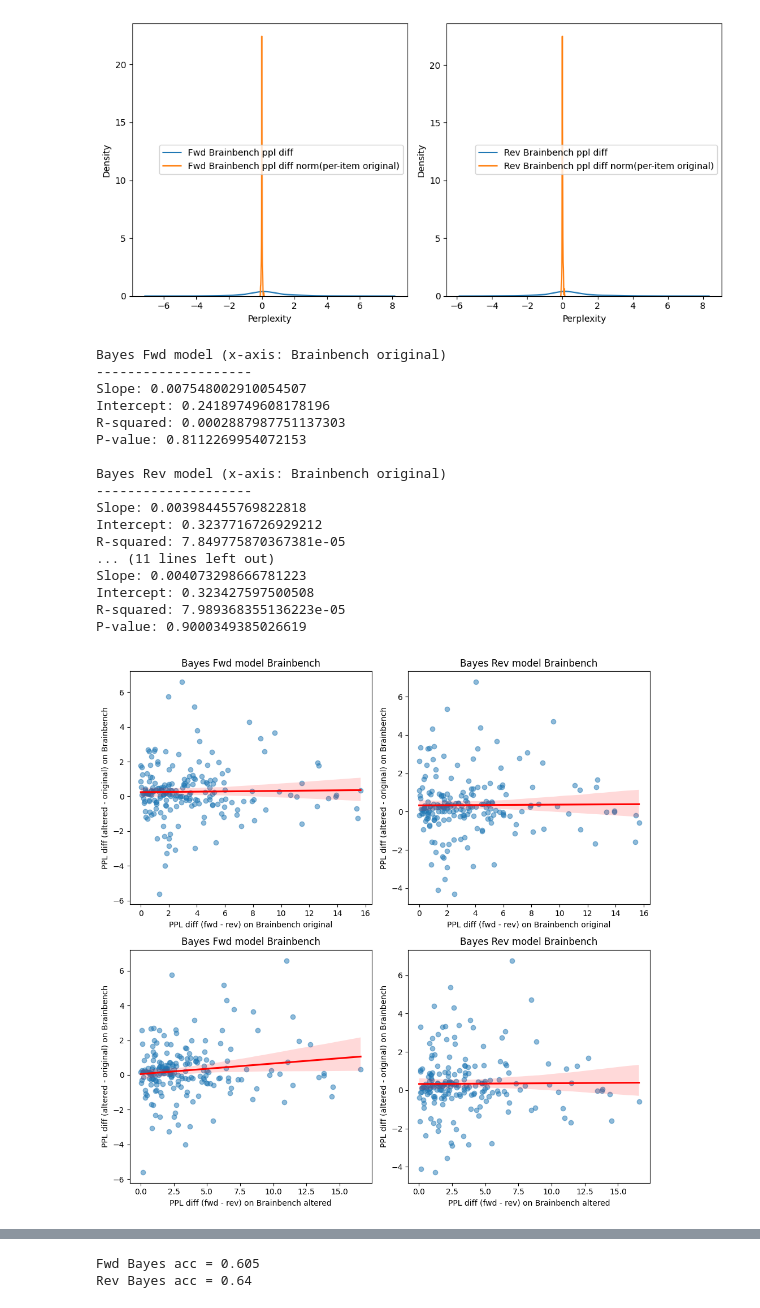
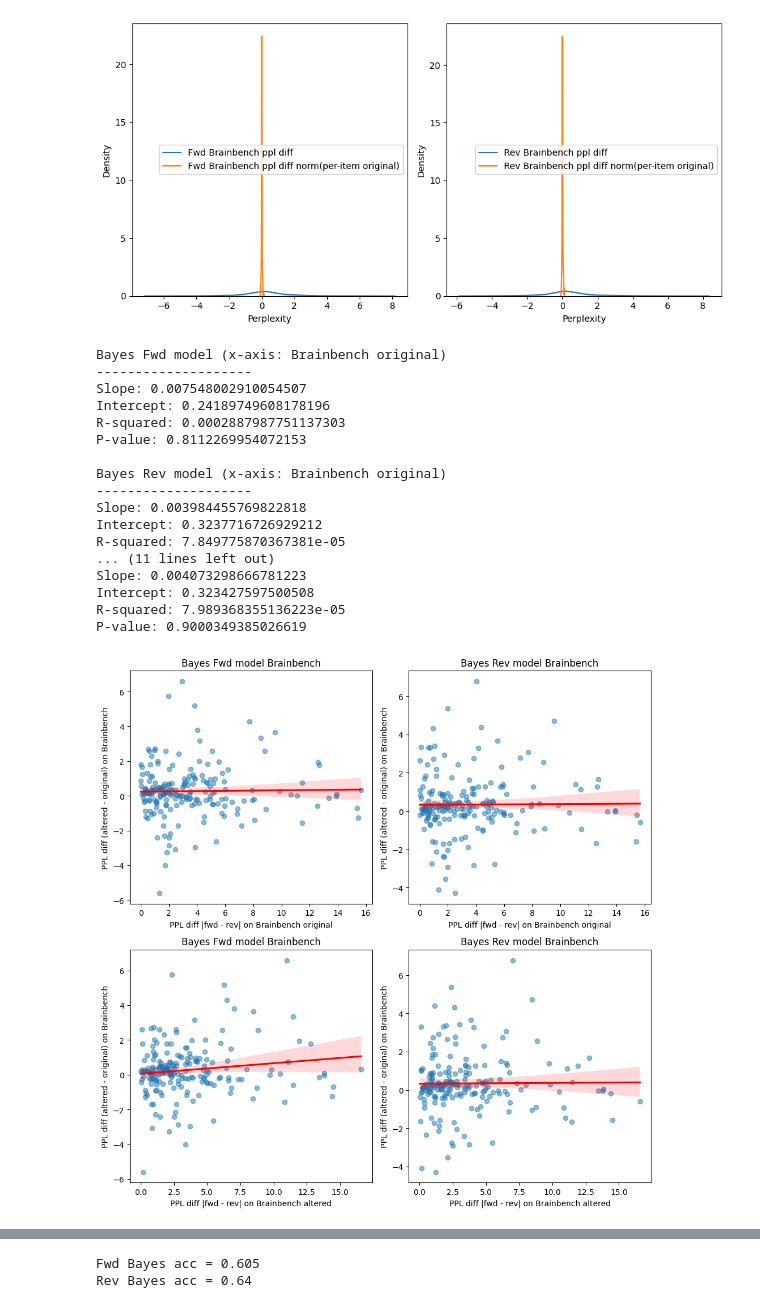
Before and after one commit to braingpt-lovelab/backwards, a Jupyter notebook: analyses/explore_ppl_diff_bayes.ipynb, the cells around one changed output, grey strips where cells are left out. Saved outputs shown, nothing was run; the diff lists cells and outputs as text; code cells hidden in the pictures.

Commit message:
improved naming and xaxis consistency for PPL diff |fwd - rev|

```diff
--- a/analyses/explore_ppl_diff_bayes.ipynb
+++ b/analyses/explore_ppl_diff_bayes.ipynb
@@ -942,11 +942,11 @@ plt.tight_layout()
 [figure]
 # %%
 if norm_fwd_rev_ppl_diff is True:
-    fwd_rev_bayes_brainbench_original_ppl_diff_norm = fwd_rev_bayes_brainbench_original_ppl_diff_norm1
-    fwd_rev_bayes_brainbench_altered_ppl_diff_norm = fwd_rev_bayes_brainbench_altered_ppl_diff_norm1
+    fwd_rev_bayes_brainbench_original_ppl_diff_abs_norm = fwd_rev_bayes_brainbench_original_ppl_diff_abs_norm1
+    fwd_rev_bayes_brainbench_altered_ppl_diff_abs_norm = fwd_rev_bayes_brainbench_altered_ppl_diff_abs_norm1
 else:
-    fwd_rev_bayes_brainbench_original_ppl_diff_norm = fwd_rev_bayes_brainbench_original_ppl_diff
-    fwd_rev_bayes_brainbench_altered_ppl_diff_norm = fwd_rev_bayes_brainbench_altered_ppl_diff
+    fwd_rev_bayes_brainbench_original_ppl_diff_abs_norm = fwd_rev_bayes_brainbench_original_ppl_diff_abs
+    fwd_rev_bayes_brainbench_altered_ppl_diff_abs_norm = fwd_rev_bayes_brainbench_altered_ppl_diff_abs
 
 if norm_altered_original_ppl_diff is True:
     fwd_bayes_brainbench_ppls_diff_norm = fwd_bayes_brainbench_ppls_diff_norm1
@@ -961,17 +961,17 @@ axes = axes.flatten()
 
 # subplot 0: Bayes Fwd model Brainbench (x-axis: Brainbench original)
 axes[0].scatter(
-    fwd_rev_bayes_brainbench_original_ppl_diff_norm,
+    fwd_rev_bayes_brainbench_original_ppl_diff_abs_norm,
     fwd_bayes_brainbench_ppls_diff_norm,
     alpha=0.5,
 )
-axes[0].set_xlabel("PPL diff (fwd - rev) on Brainbench original")
+axes[0].set_xlabel("PPL diff |fwd - rev| on Brainbench original")
 axes[0].set_ylabel("PPL diff (altered - original) on Brainbench")
 axes[0].set_title("Bayes Fwd model Brainbench")
 
 # Fit line
 sns.regplot(
-    x=fwd_rev_bayes_brainbench_original_ppl_diff_norm,
+    x=fwd_rev_bayes_brainbench_original_ppl_diff_abs_norm,
     y=fwd_bayes_brainbench_ppls_diff_norm,
     ax=axes[0],
     scatter=False,
@@ -980,7 +980,7 @@ sns.regplot(
 
 # Plot slope significance
 slope, intercept, r_value, p_value, std_err = stats.linregress(
-    fwd_rev_bayes_brainbench_original_ppl_diff_norm, fwd_bayes_brainbench_ppls_diff_norm
+    fwd_rev_bayes_brainbench_original_ppl_diff_abs_norm, fwd_bayes_brainbench_ppls_diff_norm
 )
 print("\nBayes Fwd model (x-axis: Brainbench original)")
 print("-" * 20)
@@ -991,17 +991,17 @@ print("P-value:", p_value)
 
 # subplot 1: Bayes Rev model Brainbench (x-axis: Brainbench original)
 axes[1].scatter(
-    fwd_rev_bayes_brainbench_original_ppl_diff_norm,
+    fwd_rev_bayes_brainbench_original_ppl_diff_abs_norm,
     rev_bayes_brainbench_ppls_diff_norm,
     alpha=0.5,
 )
-axes[1].set_xlabel("PPL diff (fwd - rev) on Brainbench original")
+axes[1].set_xlabel("PPL diff |fwd - rev| on Brainbench original")
 axes[1].set_ylabel("PPL diff (altered - original) on Brainbench")
 axes[1].set_title("Bayes Rev model Brainbench")
 
 # Fit line
 sns.regplot(
-    x=fwd_rev_bayes_brainbench_original_ppl_diff_norm,
+    x=fwd_rev_bayes_brainbench_original_ppl_diff_abs_norm,
     y=rev_bayes_brainbench_ppls_diff_norm,
     ax=axes[1],
     scatter=False,
@@ -1010,7 +1010,7 @@ sns.regplot(
 
 # Plot slope significance
 slope, intercept, r_value, p_value, std_err = stats.linregress(
-    fwd_rev_bayes_brainbench_original_ppl_diff_norm, rev_bayes_brainbench_ppls_diff_norm
+    fwd_rev_bayes_brainbench_original_ppl_diff_abs_norm, rev_bayes_brainbench_ppls_diff_norm
 )
 print("\nBayes Rev model (x-axis: Brainbench original)")
 print("-" * 20)
@@ -1022,17 +1022,17 @@ print("P-value:", p_value)
 
 # subplot 2: Bayes Fwd model Brainbench (x-axis: Brainbench altered)
 axes[2].scatter(
-    fwd_rev_bayes_brainbench_altered_ppl_diff_norm,
+    fwd_rev_bayes_brainbench_altered_ppl_diff_abs_norm,
     fwd_bayes_brainbench_ppls_diff_norm,
     alpha=0.5,
 )
-axes[2].set_xlabel("PPL diff (fwd - rev) on Brainbench altered")
+axes[2].set_xlabel("PPL diff |fwd - rev| on Brainbench altered")
 axes[2].set_ylabel("PPL diff (altered - original) on Brainbench")
 axes[2].set_title("Bayes Fwd model Brainbench")
 
 # Fit line
 sns.regplot(
-    x=fwd_rev_bayes_brainbench_altered_ppl_diff_norm,
+    x=fwd_rev_bayes_brainbench_altered_ppl_diff_abs_norm,
     y=fwd_bayes_brainbench_ppls_diff_norm,
     ax=axes[2],
     scatter=False,
@@ -1041,7 +1041,7 @@ sns.regplot(
 
 # Plot slope significance
 slope, intercept, r_value, p_value, std_err = stats.linregress(
-    fwd_rev_bayes_brainbench_altered_ppl_diff_norm, fwd_bayes_brainbench_ppls_diff_norm
+    fwd_rev_bayes_brainbench_altered_ppl_diff_abs_norm, fwd_bayes_brainbench_ppls_diff_norm
 )
 print("\nBayes Fwd model (x-axis: Brainbench altered)")
 print("-" * 20)
@@ -1052,17 +1052,17 @@ print("P-value:", p_value)
 
 # subplot 3: Bayes Rev model Brainbench (x-axis: Brainbench altered)
 axes[3].scatter(
-    fwd_rev_bayes_brainbench_altered_ppl_diff_norm,
+    fwd_rev_bayes_brainbench_altered_ppl_diff_abs_norm,
     rev_bayes_brainbench_ppls_diff_norm,
     alpha=0.5,
 )
-axes[3].set_xlabel("PPL diff (fwd - rev) on Brainbench altered")
+axes[3].set_xlabel("PPL diff |fwd - rev| on Brainbench altered")
 axes[3].set_ylabel("PPL diff (altered - original) on Brainbench")
 axes[3].set_title("Bayes Rev model Brainbench")
 
 # Fit line
 sns.regplot(
-    x=fwd_rev_bayes_brainbench_altered_ppl_diff_norm,
+    x=fwd_rev_bayes_brainbench_altered_ppl_diff_abs_norm,
     y=rev_bayes_brainbench_ppls_diff_norm,
     ax=axes[3],
     scatter=False,
@@ -1071,36 +1071,36 @@ sns.regplot(
 
 # Plot slope significance
 slope, intercept, r_value, p_value, std_err = stats.linregress(
-    fwd_rev_bayes_brainbench_altered_ppl_diff_norm, rev_bayes_brainbench_ppls_diff_norm
+    fwd_rev_bayes_brainbench_altered_ppl_diff_abs_norm, rev_bayes_brainbench_ppls_diff_norm
 )
 print("\nBayes Rev model (x-axis: Brainbench altered)")
 print("-" * 20)
 print("Slope:", slope)
 print("Intercept:", intercept)
 print("R-squared:", r_value**2)
 print("P-value:", p_value)
 
 plt.tight_layout()
 plt.show()
 # %% [output]
 Bayes Fwd model (x-axis: Brainbench original)
 --------------------
 Slope: 0.007548002910054507
 Intercept: 0.24189749608178196
 R-squared: 0.0002887987751137303
 P-value: 0.8112269954072153
 
 Bayes Rev model (x-axis: Brainbench original)
 --------------------
 Slope: 0.003984455769822818
 Intercept: 0.3237716726929212
 R-squared: 7.849775870367381e-05
 ... (11 lines left out)
 Slope: 0.004073298666781223
 Intercept: 0.323427597500508
 R-squared: 7.989368355136223e-05
 P-value: 0.9000349385026619
-[figure, old version]
+[figure, new version]
 # %%
 ### Plot 2:
 fwd_bayes_brainbench_per_item_correctness = _per_item_correctness(fwd_bayes_brainbench_ppls, fwd_bayes_brainbench_labels)
```
Also changed, not shown: parts of 11 cells of this notebook.
